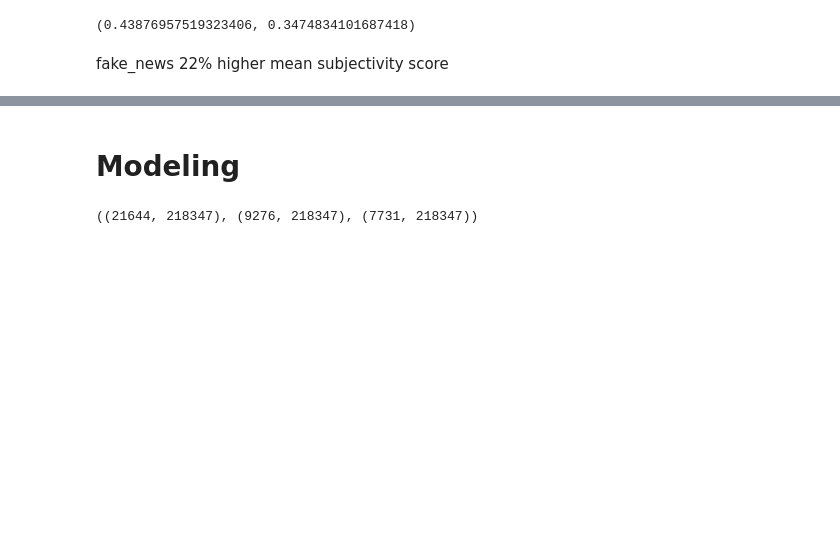
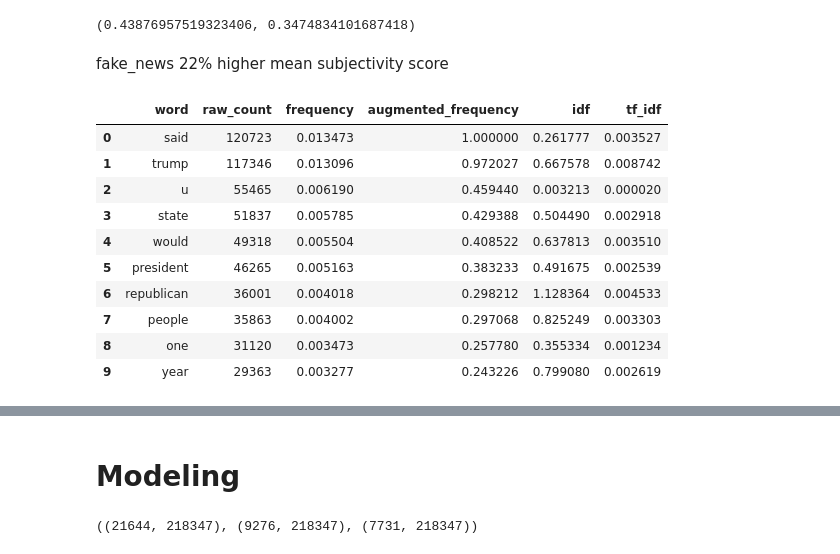
Before and after one commit to Fake-News-Capstone/fake_news_capstone, a Jupyter notebook: fake_news_capstone.ipynb, the cells around one changed output, grey strips where cells are left out. Drawn from its saved outputs; the diff is of its cells as text; code cells hidden in the pictures; blank space fills up the shorter version.

```diff
--- a/fake_news_capstone.ipynb
+++ b/fake_news_capstone.ipynb
@@ -636,3 +636,19 @@ fake_news.text_subjectivity.mean(), real_news.text_subjectivity.mean()
 (0.43876957519323406, 0.3474834101687418)
 # %% [markdown]
 fake_news 22% higher mean subjectivity score
+# %%
+word_freq_df = utils.generate_tf_idf_tfidf_dataframe(pd.Series(all_words), articles_df.clean_text)
+# %%
+word_freq_df.sort_values(by='frequency', ascending=False).head(10)
+# %% [output]
+|  | word | raw_count | frequency | augmented_frequency | idf | tf_idf |
+| 0 | said | 120723 | 0.013473 | 1.000000 | 0.261777 | 0.003527 |
+| 1 | trump | 117346 | 0.013096 | 0.972027 | 0.667578 | 0.008742 |
+| 2 | u | 55465 | 0.006190 | 0.459440 | 0.003213 | 0.000020 |
+| 3 | state | 51837 | 0.005785 | 0.429388 | 0.504490 | 0.002918 |
+| 4 | would | 49318 | 0.005504 | 0.408522 | 0.637813 | 0.003510 |
+| 5 | president | 46265 | 0.005163 | 0.383233 | 0.491675 | 0.002539 |
+| 6 | republican | 36001 | 0.004018 | 0.298212 | 1.128364 | 0.004533 |
+| 7 | people | 35863 | 0.004002 | 0.297068 | 0.825249 | 0.003303 |
+| 8 | one | 31120 | 0.003473 | 0.257780 | 0.355334 | 0.001234 |
+| 9 | year | 29363 | 0.003277 | 0.243226 | 0.799080 | 0.002619 |
```
Also changed, not shown: parts of 8 cells of this notebook.
